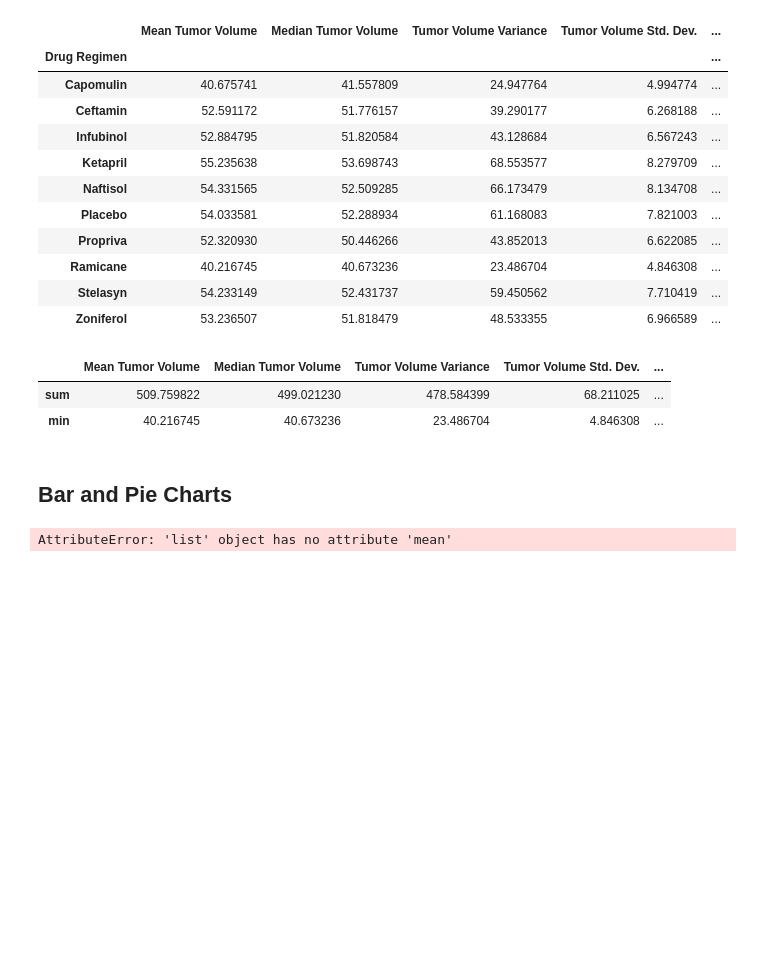
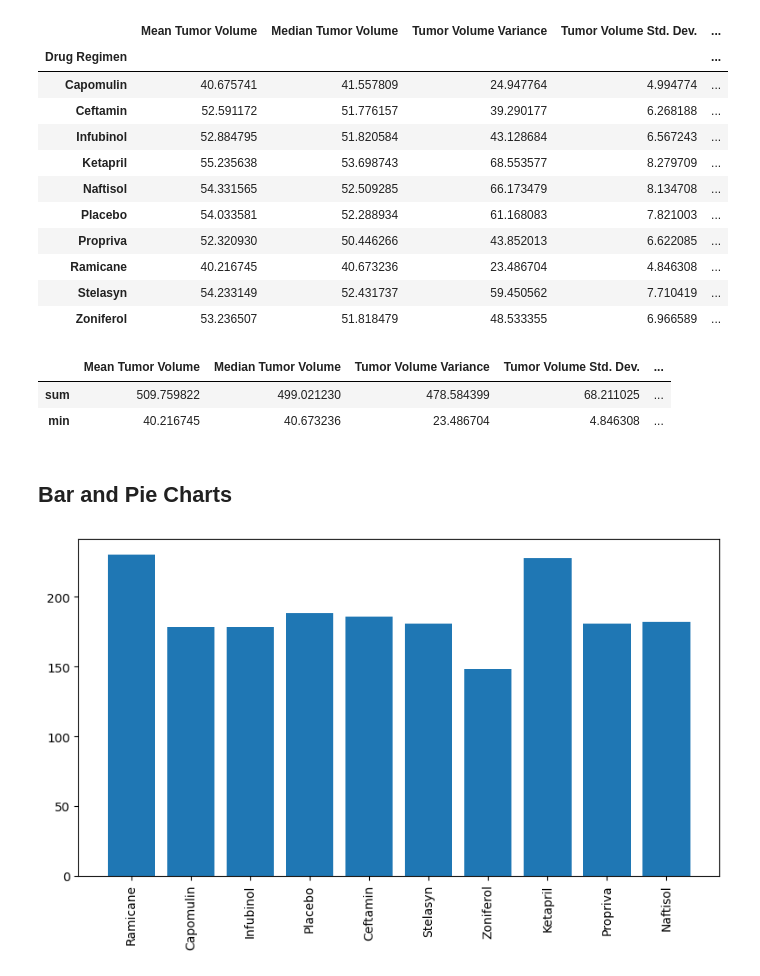
Before and after one commit to SolSolstice/matplotib-challenge, a Jupyter notebook: Pymaceuticals/pymaceuticals_workfile.ipynb, the cells around one changed output. Cells and saved outputs as stored; diff of their text form; code cells hidden in the pictures; blank space fills up the shorter version.

Commit message:
Add files via upload
figured out bar graph

```diff
--- a/Pymaceuticals/pymaceuticals_workfile.ipynb
+++ b/Pymaceuticals/pymaceuticals_workfile.ipynb
@@ -148,19 +148,52 @@ summary_stats_df.agg(['sum','min'])
 # %%
 # Generate a bar plot showing the total number of timepoints for all mice tested for each drug regimen using Pandas.
 
 x_axis = (combined_data["Drug Regimen"].unique())
-x_axis
-mice_drug = combined_data.groupby(["Mouse ID"])["Timepoint"]
-mice_drug.head()
+tick_location = [x for x in x_axis]
+plt.figure(figsize=(8,5))
+
+#x_axis
+#mice_drug = combined_data.groupby(["Mouse ID"])["Timepoint"]
+#mice_drug.head()
+
+
+count_regimen_types = combined_data.groupby('Drug Regimen')
+count_regimens = count_regimen_types['Drug Regimen'].count()
+
+#timepoints_bar = count_regimen_types.plot(kind='bar')
+#plt.show()
+plt.bar(x_axis,count_regimens,align='center')
+#plt.xticks(tick_location,combined_data['Drug Regimen'],rotation='vertical')
+
+plt.xticks(rotation=90)
+plt.tight_layout()
+plt.show()
+
+    #accident_road_type = accidents_df.groupby('FUNC_SYSNAME')
+    #count_road_types = accident_road_type['FUNC_SYSNAME'].count()
+    #count_chart = count_road_types.plot(kind='bar', figsize=(6,8))
+    #count_chart.set_xlabel("Road Type")
+    #count_chart.set_ylabel("Number of Accidents")
+
+# Create a group based on the values in the 'FUNC_SYSNAME' column
+# 'FUNC_SYSNAME' stores the type of road the accident occurred
+    #accident_road_type = accidents_df.groupby('FUNC_SYSNAME')
+
+# Count how many times each road type appears in our group
+#count_road_types = accident_road_type['FUNC_SYSNAME'].count()
+
+#count_road_types
+#plt.show()
+#plt.tight_layout()
 
 
 #plt.bar(x_axis,combined_data.groupby(["Drug Regimen"]))
 
 
 #drugs = ['Capomulin','Ceftamin','Infubinol','Ketapril','Naftisol','Placebo','Propriva','Ramicane','Stelasyn','Zoniferol']
 #tick_location = [x for x in x_axis]
 #plt.bar(x_axis,mouse_count)
 #plt.xticks(tick_location,combined_data['Drug Regimen'],rotation='vertical')
 #plt.show()
 # %% [output]
-AttributeError: 'list' object has no attribute 'mean'
+[figure, added]
```
